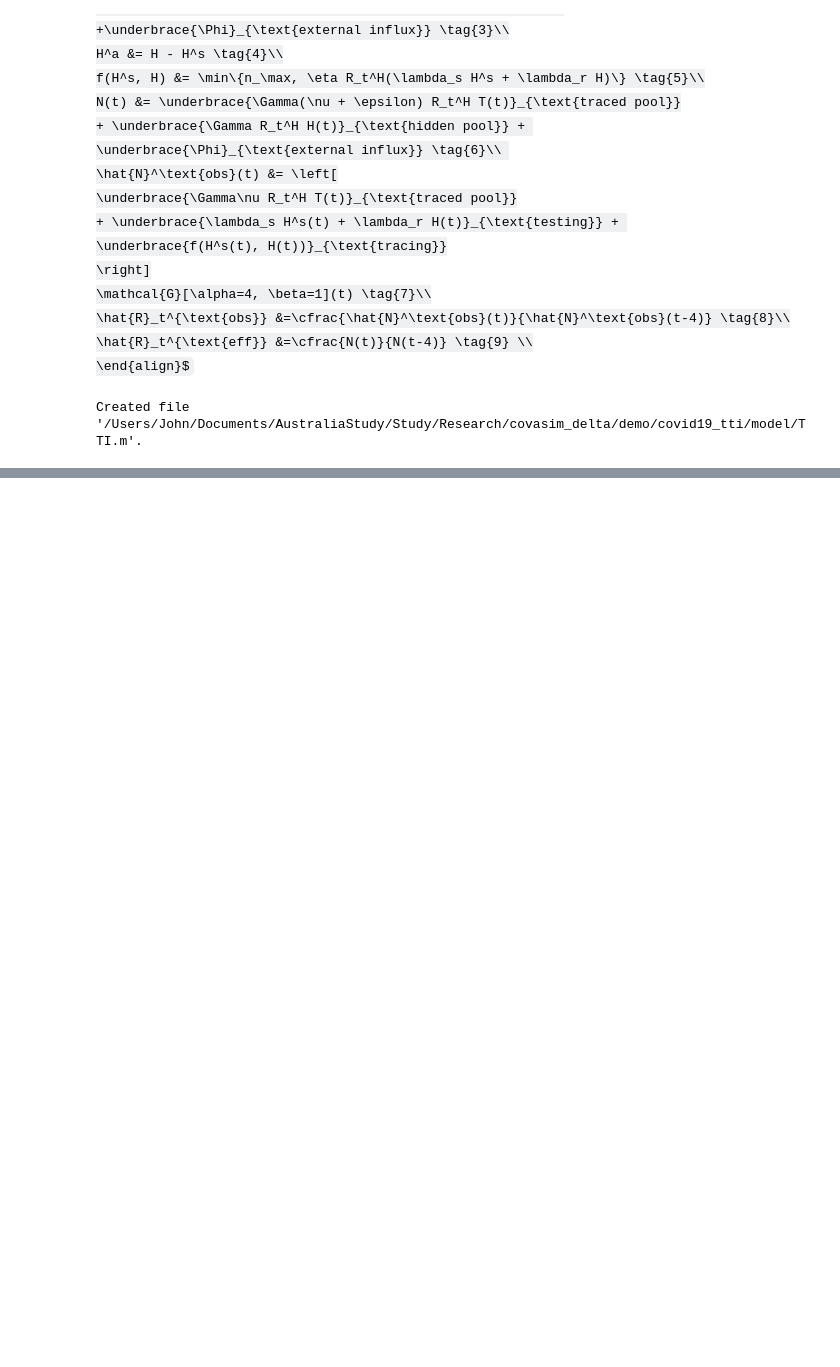
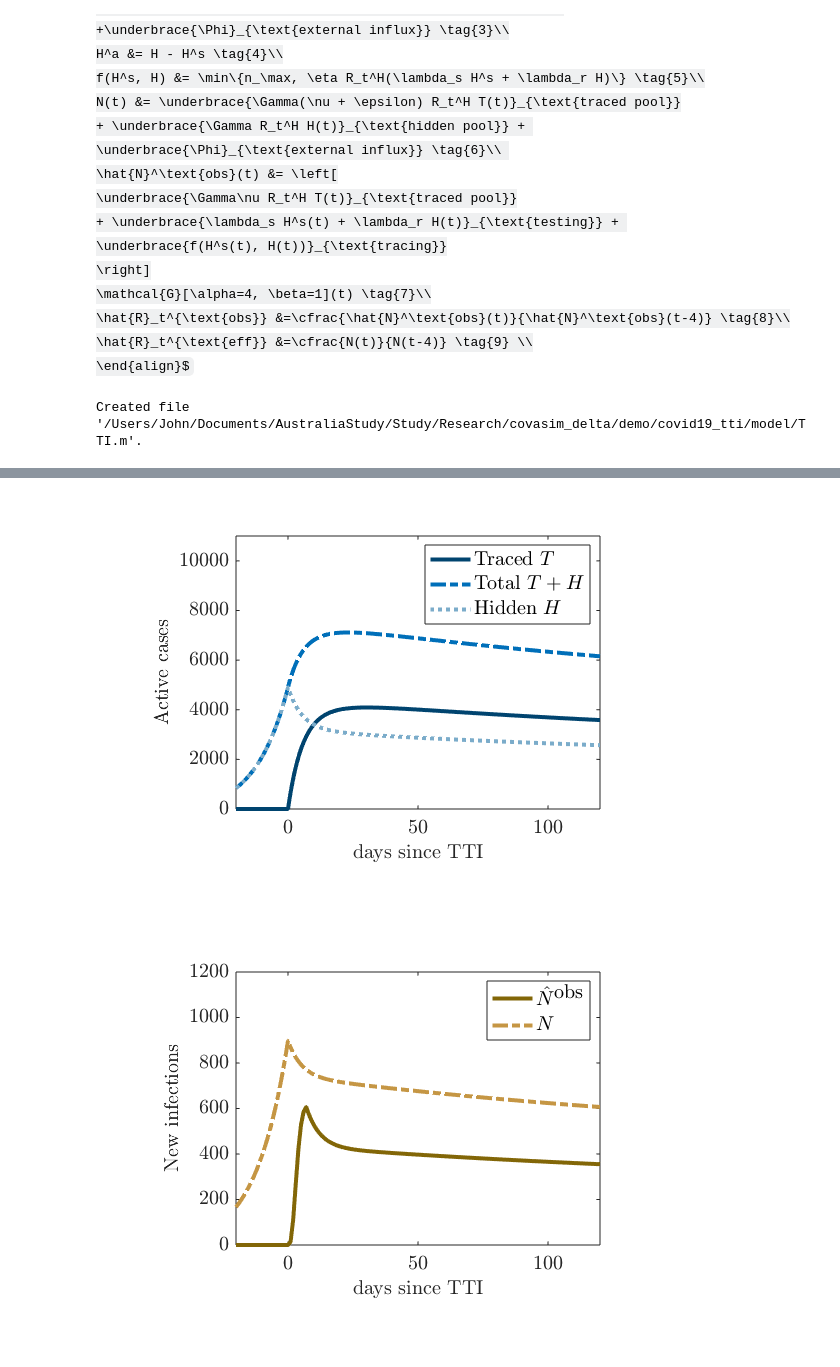
Before and after one commit to john210808/covasim_delta, a Jupyter notebook: demo/covid19_tti/model.ipynb, the cells around one changed output, grey strips where cells are left out. Cells and saved outputs as stored; diff of their text form; code cells hidden in the pictures; some formulas as TeX source; blank space fills up the shorter version.

```diff
--- a/demo/covid19_tti/model.ipynb
+++ b/demo/covid19_tti/model.ipynb
@@ -309,0 +303,5 @@ r =
+# %%
+TTI.Run(0.66);
+# %% [output]
+[figure, added]
+[figure, added]
```
Also changed, not shown: parts of 6 cells of this notebook, 1 other file.
